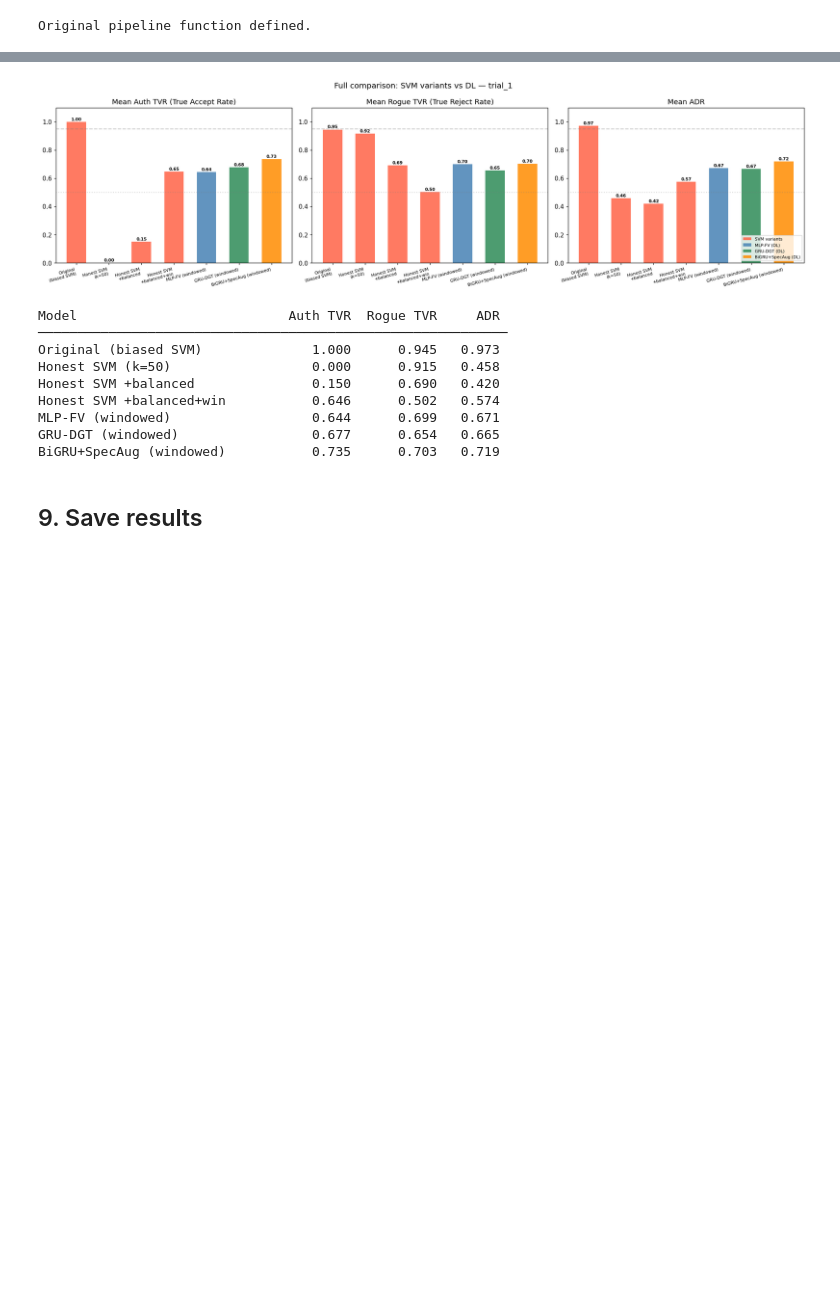
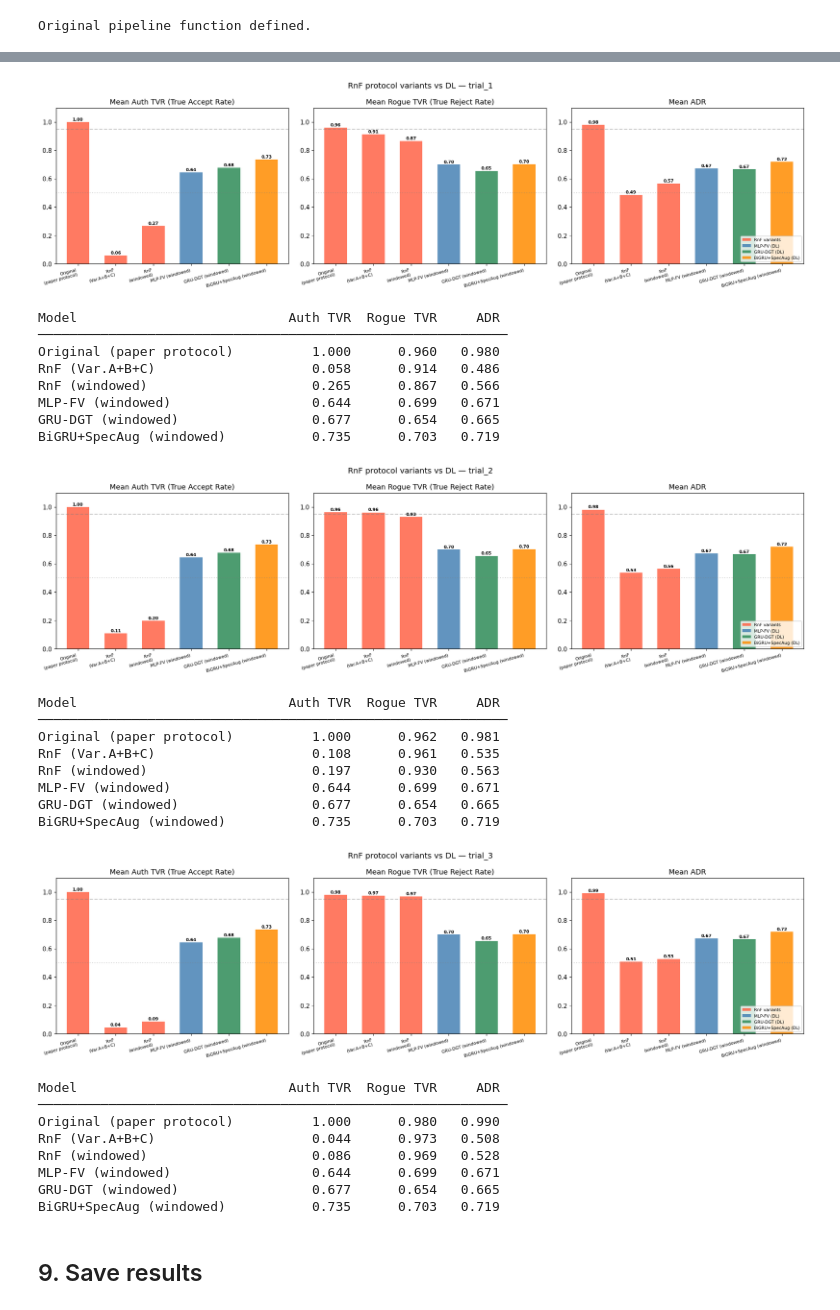
Before and after one commit to Karma39/Advanced-Security, a Jupyter notebook: notebooks/01_ml_baseline.ipynb, the cells around one changed output, grey strips where cells are left out. Cells and saved outputs as stored; diff of their text form; code cells hidden in the pictures; blank space fills up the shorter version.

```diff
--- a/notebooks/01_ml_baseline.ipynb
+++ b/notebooks/01_ml_baseline.ipynb
@@ -1016,12 +981,12 @@ Running corrected pipeline (Fix 1+2+3) on WINDOWED data — trial_1...
 # %%
 for trial_name in TRIALS_TO_RUN:
     s_orig     = summarise(original_results[trial_name])
-    s_corrected = summarise(fix123_results[trial_name])
+    s_revised = summarise(variant_abc_results[trial_name])
     s_windowed  = summarise(windowed_results[trial_name])
 
     fig, axes = plt.subplots(1, 3, figsize=(14, 5))
 
-    labels_cmp = ['Original\n(biased, non-win)', f'Corrected\n(k={K_FIXED}, non-win)', f'Corrected\n(k={K_FIXED}, windowed)']
+    labels_cmp = ['Original\n(paper protocol)', f'Variant A+B+C\n(k={K_FIXED})', f'Variant A+B+C\n(windowed, k={K_FIXED})']
     colors_cmp = ['tomato', 'seagreen', 'steelblue']
 
     for ax, metric, title in [
@@ -1029,7 +994,7 @@ for trial_name in TRIALS_TO_RUN:
         (axes[1], 'mean_rogue_tvr', 'Mean Rogue TVR'),
         (axes[2], 'mean_adr',       'Mean ADR'),
     ]:
-        vals = [s_orig[metric], s_corrected[metric], s_windowed[metric]]
+        vals = [s_orig[metric], s_revised[metric], s_windowed[metric]]
         bars = ax.bar(labels_cmp, vals, color=colors_cmp, alpha=0.85)
         ax.set_ylim(0, 1.1)
         ax.set_title(title)
@@ -1038,14 +1003,14 @@ for trial_name in TRIALS_TO_RUN:
             ax.text(bar.get_x() + bar.get_width()/2, v + 0.01,
                     f'{v:.3f}', ha='center', fontsize=10, fontweight='bold')
 
-    plt.suptitle(f'Original vs Corrected vs Windowed — {trial_name}', fontsize=13)
+    plt.suptitle(f'Original vs Variant A+B+C vs Windowed — {trial_name}', fontsize=13)
     plt.tight_layout()
     plt.show()
 
     print(f'\n{trial_name} — summary:')
-    print(f'  Original (biased, non-windowed): ADR = {s_orig["mean_adr"]:.3f}')
-    print(f'  Corrected (k={K_FIXED}, non-windowed): ADR = {s_corrected["mean_adr"]:.3f}')
-    print(f'  Corrected (k={K_FIXED}, windowed):     ADR = {s_windowed["mean_adr"]:.3f}')
-    print(f'  → Bias inflation: {s_orig["mean_adr"] - s_corrected["mean_adr"]:.3f} ADR points')
-    print(f'  → Windowing gain on corrected SVM: {s_windowed["mean_adr"] - s_corrected["mean_adr"]:.3f} ADR points')
+    print(f'  Original (paper protocol, non-windowed): ADR = {s_orig["mean_adr"]:.3f}')
+    print(f'  Variant A+B+C (k={K_FIXED}, non-windowed): ADR = {s_revised["mean_adr"]:.3f}')
+    print(f'  Variant A+B+C (k={K_FIXED}, windowed):     ADR = {s_windowed["mean_adr"]:.3f}')
+    print(f'  → Protocol difference: {s_orig["mean_adr"] - s_revised["mean_adr"]:.3f} ADR points')
+    print(f'  → Windowing gain (Variant A+B+C): {s_windowed["mean_adr"] - s_revised["mean_adr"]:.3f} ADR points')
 # %% [output]
@@ -1059,6 +1038,6 @@ trial_1 — summary:
 # %%
-# ── DL comparison (results from notebook 01, honest transient-aware split) ────
-# Update these values after re-running notebook 01 with the fixed data loader.
+# ── DL comparison (results from notebook 01) ────────────────────────────────
+# Update these values after re-running notebook 01.
 DL_RESULTS = {
     'MLP-FV (windowed)':       {'auth_tvr': 0.644, 'rogue_tvr': 0.699, 'adr': 0.671},
     'GRU-DGT (windowed)':      {'auth_tvr': 0.677, 'rogue_tvr': 0.654, 'adr': 0.665},
@@ -1067,29 +1046,24 @@ DL_RESULTS = {
 
 for trial_name in TRIALS_TO_RUN:
     s_orig     = summarise(original_results[trial_name])
-    s_corrected = summarise(fix123_results[trial_name])
-    s_balanced  = summarise(balanced_results[trial_name])
+    s_revised = summarise(variant_abc_results[trial_name])
     s_windowed  = summarise(windowed_results[trial_name])
 
     # Build labels and values including DL entries
     labels_full  = [
-        'Original\n(biased SVM)',
-        f'Honest SVM\n(k={K_FIXED})',
-        f'Honest SVM\n+balanced',
-        f'Honest SVM\n+balanced+win',
+        'Original\n(paper protocol)',
+        f'RnF\n(Var.A+B+C)',
+        f'RnF\n(windowed)',
     ] + list(DL_RESULTS.keys())
 
-    auth_vals  = [s_orig['mean_auth_tvr'],  s_corrected['mean_auth_tvr'],
-                  s_balanced['mean_auth_tvr'], s_windowed['mean_auth_tvr']] + \
+    auth_vals  = [s_orig['mean_auth_tvr'],  s_revised['mean_auth_tvr'], s_windowed['mean_auth_tvr']] + \
                  [v['auth_tvr']  for v in DL_RESULTS.values()]
-    rogue_vals = [s_orig['mean_rogue_tvr'], s_corrected['mean_rogue_tvr'],
-                  s_balanced['mean_rogue_tvr'], s_windowed['mean_rogue_tvr']] + \
+    rogue_vals = [s_orig['mean_rogue_tvr'], s_revised['mean_rogue_tvr'], s_windowed['mean_rogue_tvr']] + \
                  [v['rogue_tvr'] for v in DL_RESULTS.values()]
-    adr_vals   = [s_orig['mean_adr'],       s_corrected['mean_adr'],
-                  s_balanced['mean_adr'],     s_windowed['mean_adr']] + \
+    adr_vals   = [s_orig['mean_adr'],       s_revised['mean_adr'],     s_windowed['mean_adr']] + \
                  [v['adr']       for v in DL_RESULTS.values()]
 
-    colors_full = ['tomato'] * 4 + ['steelblue', 'seagreen', 'darkorange']
+    colors_full = ['tomato'] * 3 + ['steelblue', 'seagreen', 'darkorange']
 
     fig, axes = plt.subplots(1, 3, figsize=(18, 5))
     x = np.arange(len(labels_full))
@@ -1101,45 +1075,62 @@ for trial_name in TRIALS_TO_RUN:
     ]:
         bars = ax.bar(x, vals, color=colors_full, alpha=0.85, width=0.6)
         ax.set_xticks(x)
         ax.set_xticklabels(labels_full, fontsize=7, rotation=15, ha='right')
         ax.set_ylim(0, 1.1)
         ax.set_title(title)
         ax.axhline(0.95, color='gray', linestyle='--', alpha=0.4)
         ax.axhline(0.5,  color='gray', linestyle=':',  alpha=0.3, label='random')
         for bar, v in zip(bars, vals):
             ax.text(bar.get_x() + bar.get_width()/2, v + 0.01,
                     f'{v:.2f}', ha='center', fontsize=7, fontweight='bold')
 
     # Legend: red=SVM variants, coloured=DL models
     from matplotlib.patches import Patch
     legend_elements = [
-        Patch(facecolor='tomato',     alpha=0.85, label='SVM variants'),
+        Patch(facecolor='tomato',     alpha=0.85, label='RnF variants'),
         Patch(facecolor='steelblue',  alpha=0.85, label='MLP-FV (DL)'),
         Patch(facecolor='seagreen',   alpha=0.85, label='GRU-DGT (DL)'),
         Patch(facecolor='darkorange', alpha=0.85, label='BiGRU+SpecAug (DL)'),
     ]
     axes[2].legend(handles=legend_elements, fontsize=7, loc='lower right')
 
-    plt.suptitle(f'Full comparison: SVM variants vs DL — {trial_name}', fontsize=13)
+    plt.suptitle(f'RnF protocol variants vs DL — {trial_name}', fontsize=13)
     plt.tight_layout()
     plt.show()
 
     print(f'\n{"Model":<30} {"Auth TVR":>9} {"Rogue TVR":>10} {"ADR":>7}')
     print('─' * 60)
     for lbl, a, r, d in zip(labels_full, auth_vals, rogue_vals, adr_vals):
         tag = lbl.replace('\n', ' ')
         print(f'{tag:<30} {a:>9.3f} {r:>10.3f} {d:>7.3f}')
 # %% [output]
-[figure, old version]
+[figure, new version]
 Model                           Auth TVR  Rogue TVR     ADR
 ────────────────────────────────────────────────────────────
-Original (biased SVM)              1.000      0.945   0.973
-Honest SVM (k=50)                  0.000      0.915   0.458
-Honest SVM +balanced               0.150      0.690   0.420
-Honest SVM +balanced+win           0.646      0.502   0.574
+Original (paper protocol)          1.000      0.960   0.980
+RnF (Var.A+B+C)                    0.058      0.914   0.486
+RnF (windowed)                     0.265      0.867   0.566
 MLP-FV (windowed)                  0.644      0.699   0.671
 GRU-DGT (windowed)                 0.677      0.654   0.665
 BiGRU+SpecAug (windowed)           0.735      0.703   0.719
+[figure, added]
+Model                           Auth TVR  Rogue TVR     ADR
+────────────────────────────────────────────────────────────
+Original (paper protocol)          1.000      0.962   0.981
+RnF (Var.A+B+C)                    0.108      0.961   0.535
+RnF (windowed)                     0.197      0.930   0.563
+MLP-FV (windowed)                  0.644      0.699   0.671
+GRU-DGT (windowed)                 0.677      0.654   0.665
+BiGRU+SpecAug (windowed)           0.735      0.703   0.719
+[figure, added]
+Model                           Auth TVR  Rogue TVR     ADR
+────────────────────────────────────────────────────────────
+Original (paper protocol)          1.000      0.980   0.990
+RnF (Var.A+B+C)                    0.044      0.973   0.508
+RnF (windowed)                     0.086      0.969   0.528
+MLP-FV (windowed)                  0.644      0.699   0.671
+GRU-DGT (windowed)                 0.677      0.654   0.665
+BiGRU+SpecAug (windowed)           0.735      0.703   0.719
 # %% [markdown]
 ## 9. Save results
 # %%
```
Also changed, not shown: parts of 32 cells of this notebook, 40 other files.
